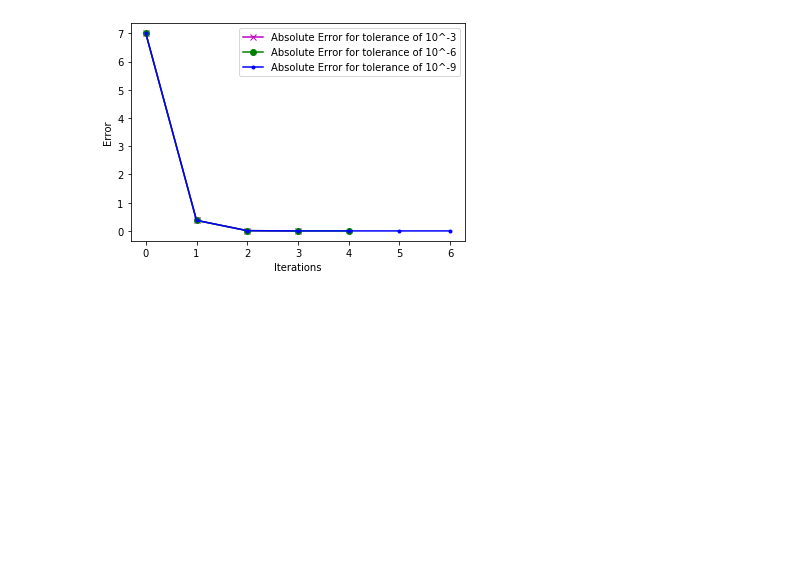
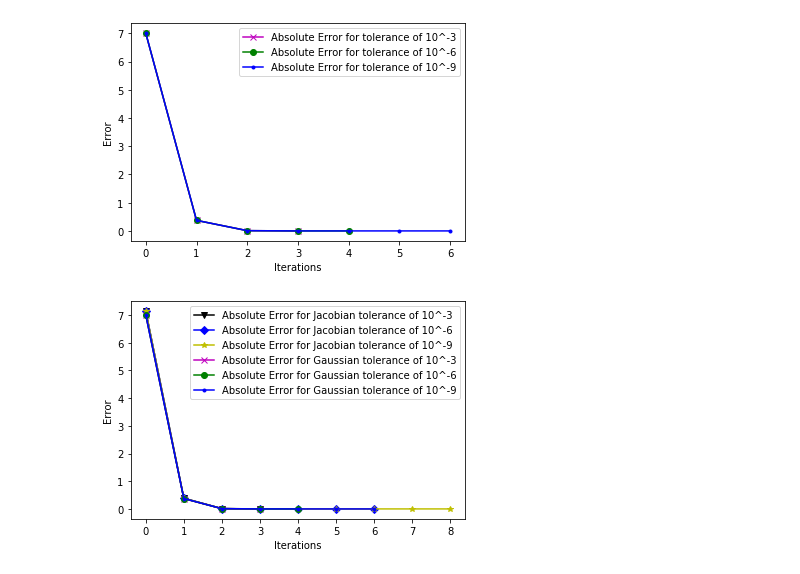
Before and after one commit to gunterSm/coe311k, a Jupyter notebook: homework/ajf3899-HW4.ipynb, the cells around one changed output. Saved outputs shown, nothing was run; the diff lists cells and outputs as text; code cells hidden in the pictures; blank space fills up the shorter version.

```diff
--- a/homework/ajf3899-HW4.ipynb
+++ b/homework/ajf3899-HW4.ipynb
@@ -327,3 +327,17 @@ plt.legend()
 plt.show()
 # %% [output]
 [figure]
+# %%
+#Plotting between both methods(If required)
+plt.plot(Error_plot, marker='v',label= "Absolute Error for Jacobian tolerance of 10^-3", color = 'k')
+plt.plot(Error_plot2, marker='D',label= "Absolute Error for Jacobian tolerance of 10^-6", color = 'b')
+plt.plot(Error_plot3, marker='*',label= "Absolute Error for Jacobian tolerance of 10^-9", color = 'y')
+plt.plot(Gauss, marker='x',label= "Absolute Error for Gaussian tolerance of 10^-3", color = 'm')
+plt.plot(Gauss1, marker='o',label= "Absolute Error for Gaussian tolerance of 10^-6", color = 'g')
+plt.plot(Gauss2, marker='.',label= "Absolute Error for Gaussian tolerance of 10^-9", color = 'b')
+plt.xlabel("Iterations")
+plt.ylabel("Error")
+plt.legend()
+plt.show()
+# %% [output]
+[figure, added]
```
